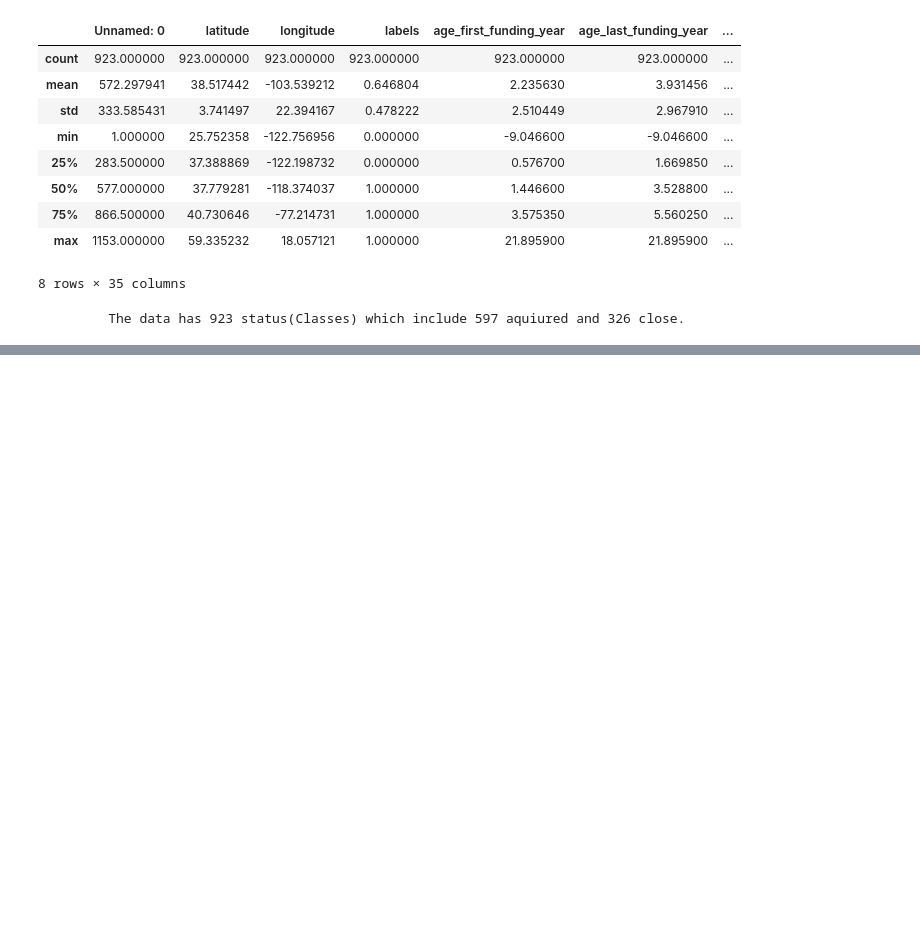
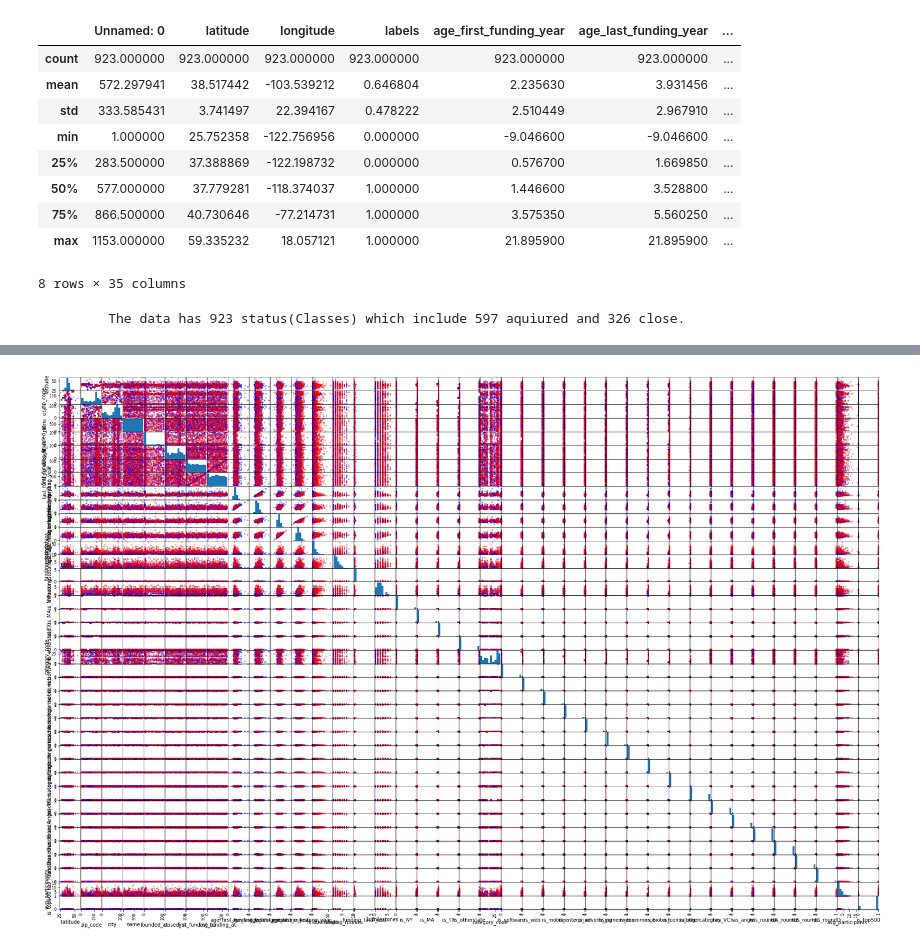
Before and after one commit to ZeeWING-Projects/Start-up-pridiction-dataset-analysis, a Jupyter notebook: AI_Assignment.ipynb, the cells around one changed output, grey strips where cells are left out. Saved outputs shown, nothing was run; the diff lists cells and outputs as text; code cells hidden in the pictures; blank space fills up the shorter version.

```diff
--- a/AI_Assignment.ipynb
+++ b/AI_Assignment.ipynb
@@ -82,0 +118,7 @@ print("\n \t The data has {} status(Classes) which include {} aquiured and {} cl
+# %%
+features_mean= list(data.columns[0:39])
+
+X = data.loc[:,features_mean]
+y = data.loc[:, 'is_acquired']
+sm = SMOTE(random_state=42)
+X_sm, y_sm = sm.fit_resample(X, y)
@@ -82,0 +141,11 @@ print("\n \t The data has {} status(Classes) which include {} aquiured and {} cl
+# %%
+from pandas.plotting import scatter_matrix
+
+color_dic = {1:'red', 0:'blue'}
+colors = data['is_acquired'].map(lambda x: color_dic.get(x))
+
+sm = scatter_matrix(data[features_mean], c=colors, alpha=0.4, figsize=((30,20)));
+
+plt.show()
+# %% [output]
+[figure, added]
```
Also changed, not shown: parts of 7 cells of this notebook, 3 other files.
